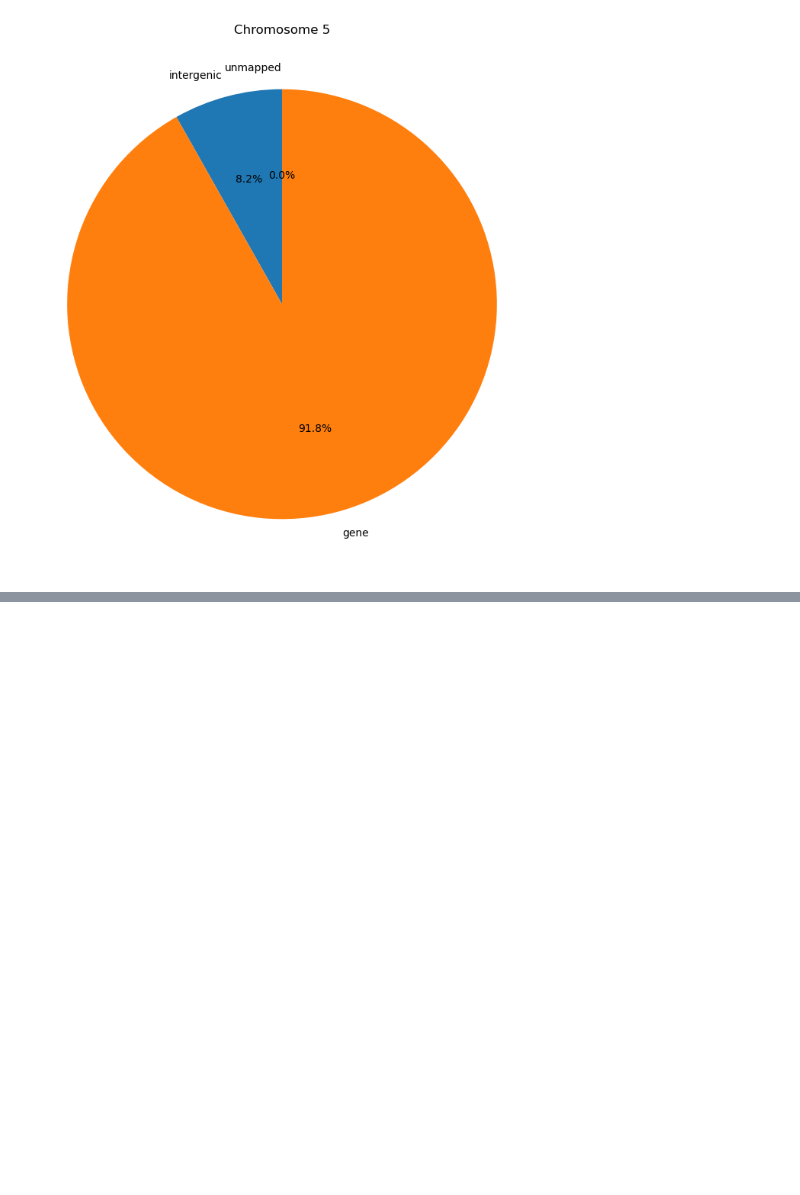
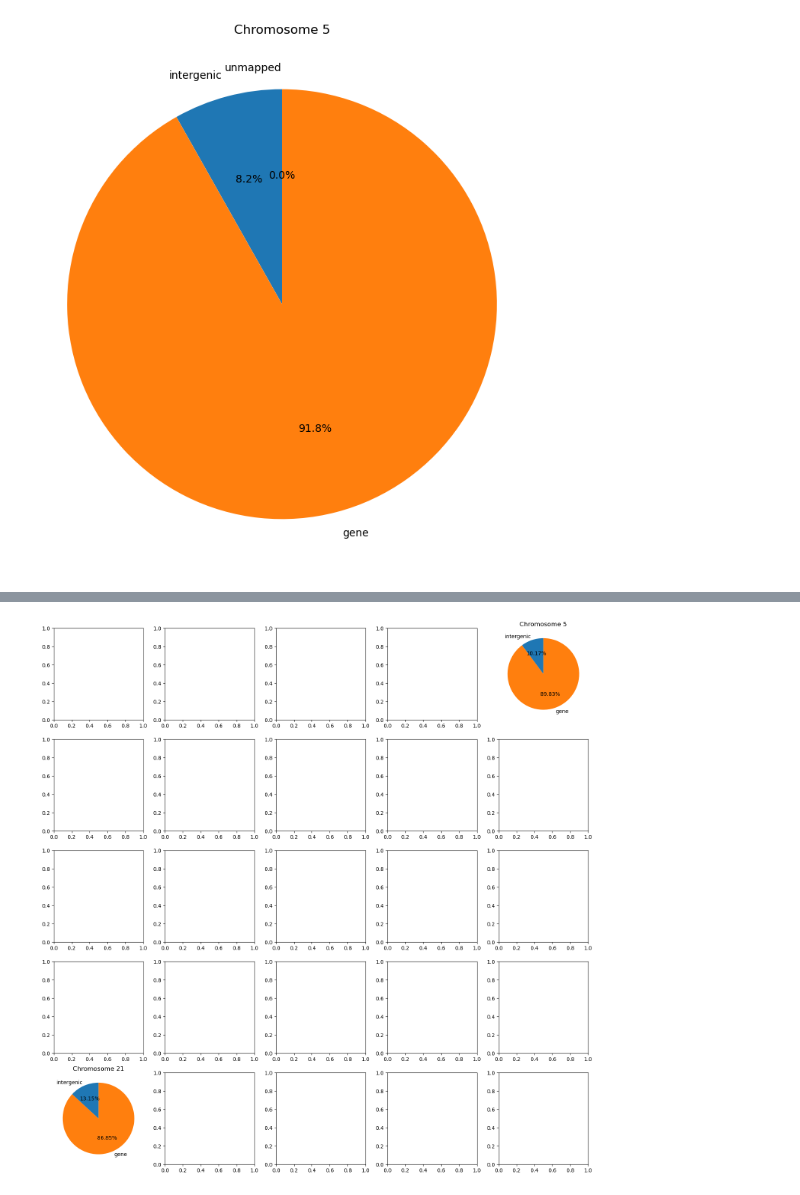
Before and after one commit to JoseSanchezVillicana/Mutations-mapping-to-Genomic-Regions, a Jupyter notebook: bin/mapping.ipynb, the cells around one changed output, grey strips where cells are left out. Drawn from its saved outputs; the diff is of its cells as text; code cells hidden in the pictures; blank space fills up the shorter version.

Commit message:
Get genomic regions fxn

```diff
--- a/bin/mapping.ipynb
+++ b/bin/mapping.ipynb
@@ -94,7 +100,7 @@ def get_intergenic_regions(genes_df: pd.DataFrame) -> pd.DataFrame:
 archivo_gtf = "./../data/trimmed_chr5.gff"
 
 # Cargar el archivo GTF en un DataFrame de pandas
-gtf_df = load_gtf(archivo_gtf)
+gtf_df = load_gff(archivo_gtf)
 gtf_df
 # %% [output]
 |  | seqnames | feature | starts | ends |
@@ -156,5 +162,6 @@ concatenated_df
 # %% [markdown]
 ## Mutations
 # %%
-mutations_vcf = load_vcf('./../data/chr5_clinvar.vcf').sort_values(by=['pos']).reset_index(drop= True)
+mutations_vcf = load_vcf('./../data/clinvar_trimmed.vcf').sort_values(by=['pos']).reset_index(drop= True)
 mutations_positions = list(mutations_vcf['pos'])
+mutations_vcf
@@ -178,0 +202,91 @@ plot_region_counts(
+# %%
+def get_genomic_regions(reference_genome: str, mutations: str, verbose= None):
+    refseqs = {
+        '1': 'NC_000001.11',
+        '2': 'NC_000002.12',
+        '3' : 'NC_000003.12',
+        '4' : 'NC_000004.12',
+        '5' : 'NC_000005.10',
+        '6' : 'NC_000006.12',
+        '7' : 'NC_000007.17',
+        '8' : 'NC_000008.11',
+        '9' : 'NC_000009.12',
+        '10' : 'NC_000010.11',
+        '11' : 'NC_000011.10',
+        '12' : 'NC_000012.12',
+        '13' : 'NC_000013.11',
+        '14' :'NC_000014.9',
+        '15' : 'NC_000015.10',
+        '16' : 'NC_000016.10',
+        '17' : 'NC_000017.11',
+        '18' : 'NC_000018.10',
+        '19' : 'NC_000019.10',
+        '20' : 'NC_000020.11',
+        '21' : 'NC_000021.9',
+        '22' : 'NC_000022.11',
+        'X' : 'NC_000023.11',
+        'Y' : 'NC_000024.10',
+        'MT' : 'NC_012920.1'
+    }
+
+    gff_df = load_gff(reference_genome)
+    mutations_df = load_vcf(mutations).sort_values(by=['pos']).reset_index(drop= True)
+
+    fig, axs = plt.subplots(5, 5, figsize=(15, 15))
+
+    for i, chr in enumerate(refseqs.keys()):
+        if chr == '21' or chr == '5':
+            chr_gff = gff_df[gff_df["seqnames"] == refseqs[chr]]
+            chr_mutations = mutations_df[mutations_df['seqnames'] == chr]
+            mutations_positions = list(chr_mutations['pos'])
+
+            # Filter only genes regions
+            genes_df = chr_gff[chr_gff["feature"] == "gene"]
+            genes_df = genes_df.sort_values(by=["starts", 'ends']).reset_index(drop= True)
+
+            # Get intergenic regions
+            intergenic_regions = get_intergenic_regions(genes_df= genes_df)
+            concatenated_df = pd.concat([genes_df, intergenic_regions], ignore_index=True).sort_values(by=["starts", 'ends']).reset_index(drop= True)
+
+            # Mapping regions
+            counts = {
+                'intergenic' : 0,
+                'gene' : 0,
+                'unmapped' : 0
+            }
+            for j, pos in enumerate(mutations_positions):
+                if verbose:
+                    print(f'Mapping mutation {j + 1}/{len(mutations_positions)} ...')
+                counts[binary_search(pos, concatenated_df)] += 1
+
+            # Plotting
+            x = i // 5
+            y = i  % 5
+            plt.sca(axs[x, y])
+
+            labels = counts.keys()
+            sizes = counts.values()
+            non_zero_sizes = [size for size in sizes if size != 0]
+            non_zero_labels = [label for label, size in zip(labels, sizes) if size != 0]
+            colors = cm.tab10.colors
+            plt.pie(
+                non_zero_sizes,
+                labels= non_zero_labels,
+                colors= colors,
+                autopct= '%1.2f%%',
+                startangle= 90
+            )
+            plt.title(f'Chromosome {chr}')
+            plt.tight_layout()
+
+    plt.show()
+
+# Ruta al archivo GTF
+archivo_gtf = "./../data/GRCH38.p14_trimmed.gff"
+archivo_vcf = './../data/clinvar_trimmed.vcf'
+get_genomic_regions(
+    reference_genome= archivo_gtf,
+    mutations= archivo_vcf
+)
+# %% [output]
+[figure, added]
```
Also changed, not shown: parts of 3 cells of this notebook, 1 other file.
